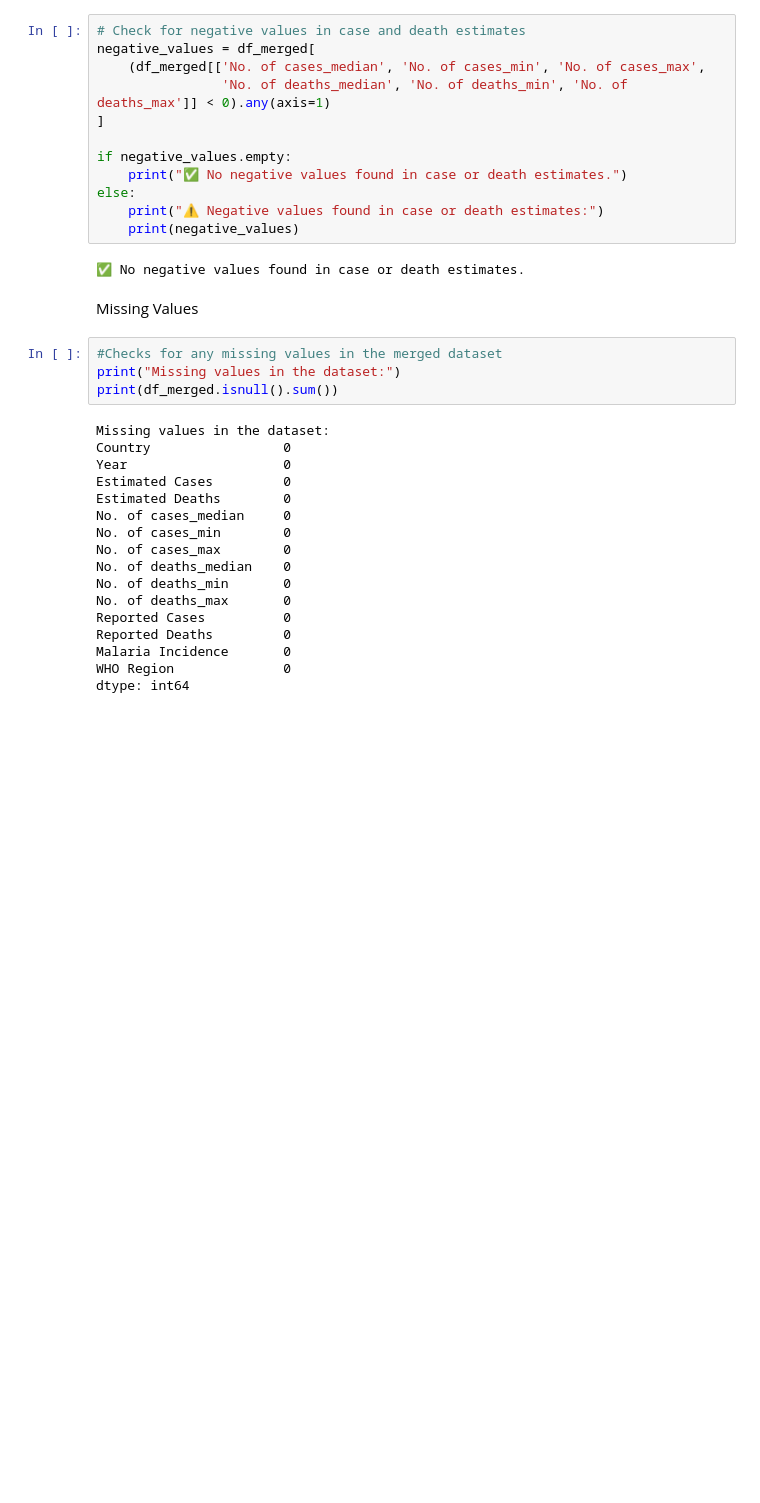
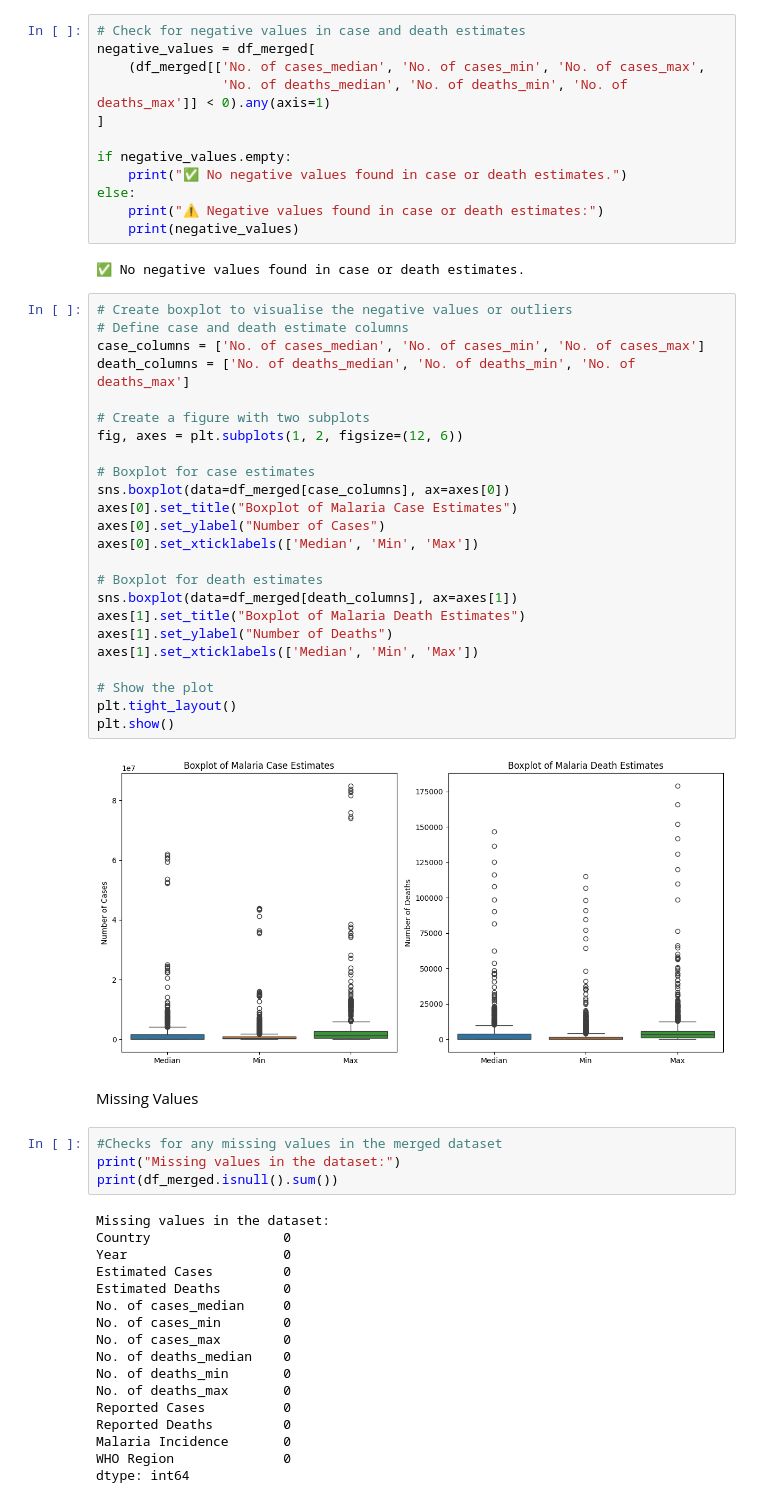
Before and after one commit to UmmH3/malaria-health, a Jupyter notebook: jupyter_notebooks/EDA.ipynb, the cells around one changed output. Drawn from its saved outputs; the diff is of its cells as text; blank space fills up the shorter version.

Commit message:
update merged data sonversion

```diff
--- a/jupyter_notebooks/EDA.ipynb
+++ b/jupyter_notebooks/EDA.ipynb
@@ -100,6 +100,32 @@ else:
     print(negative_values)
 # %% [output]
 ✅ No negative values found in case or death estimates.
+# %%
+# Create boxplot to visualise the negative values or outliers
+# Define case and death estimate columns
+case_columns = ['No. of cases_median', 'No. of cases_min', 'No. of cases_max']
+death_columns = ['No. of deaths_median', 'No. of deaths_min', 'No. of deaths_max']
+
+# Create a figure with two subplots
+fig, axes = plt.subplots(1, 2, figsize=(12, 6))
+
+# Boxplot for case estimates
+sns.boxplot(data=df_merged[case_columns], ax=axes[0])
+axes[0].set_title("Boxplot of Malaria Case Estimates")
+axes[0].set_ylabel("Number of Cases")
+axes[0].set_xticklabels(['Median', 'Min', 'Max'])
+
+# Boxplot for death estimates
+sns.boxplot(data=df_merged[death_columns], ax=axes[1])
+axes[1].set_title("Boxplot of Malaria Death Estimates")
+axes[1].set_ylabel("Number of Deaths")
+axes[1].set_xticklabels(['Median', 'Min', 'Max'])
+
+# Show the plot
+plt.tight_layout()
+plt.show()
+# %% [output]
+[figure, added]
 # %% [markdown]
 Missing Values
 # %%
```
Also changed, not shown: parts of 1 cell of this notebook, 2 other files.
